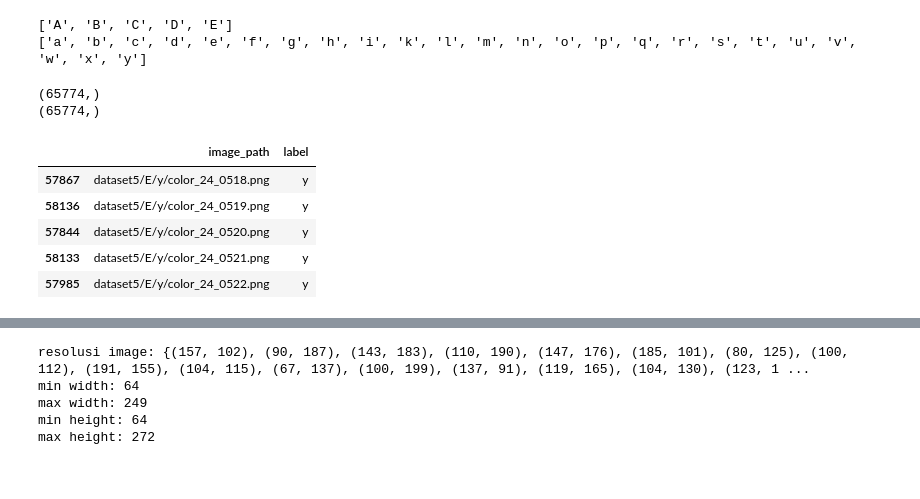
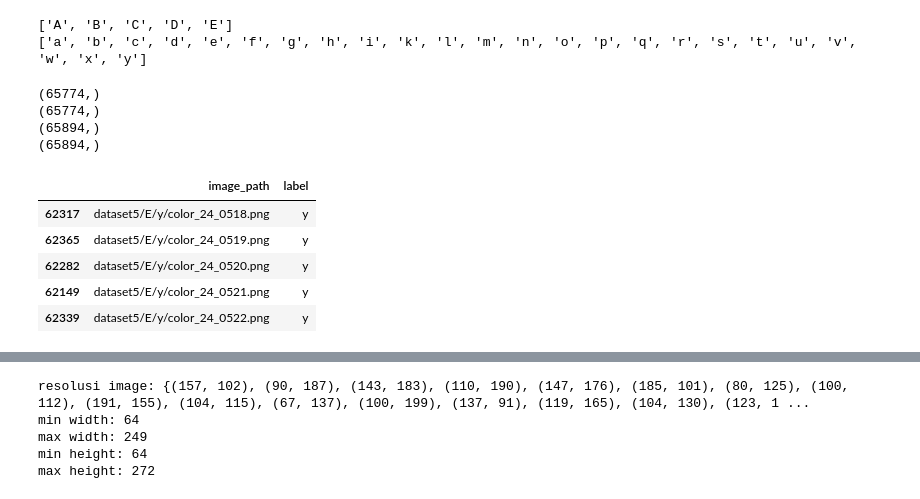
Before and after one commit to aemiralfath/BPML-Dicoding, a Jupyter notebook: Submission_3.ipynb, the cells around one changed output, grey strips where cells are left out. Cells and saved outputs as stored; diff of their text form; code cells hidden in the pictures.

```diff
--- a/Submission_3.ipynb
+++ b/Submission_3.ipynb
@@ -66,8 +74,11 @@ print(label_dir)
 ['A', 'B', 'C', 'D', 'E']
 ['a', 'b', 'c', 'd', 'e', 'f', 'g', 'h', 'i', 'k', 'l', 'm', 'n', 'o', 'p', 'q', 'r', 's', 't', 'u', 'v', 'w', 'x', 'y']
 # %%
-image_path = []
-label = []
+image_train = []
+label_train = []
+
+image_test = []
+label_test = []
 
 for dir_name in dataset_dir:
   dataset_path = os.path.join(base_dir, dir_name)
@@ -77,24 +88,34 @@ for dir_name in dataset_dir:
 
     for image_name in os.listdir(label_path):
       if image_name.startswith('color_'):
-        image_path.append(os.path.join(label_path, image_name))
-        label.append(label_name)
+        image_train.append(os.path.join(label_path, image_name))
+        label_train.append(label_name)
+      else:
+        image_test.append(os.path.join(label_path, image_name))
+        label_test.append(label_name)
 
-image_path = np.array(image_path)
-label = np.array(label)
-print(image_path.shape)
-print(label.shape)
+image_train = np.array(image_train)
+label_train = np.array(label_train)
+print(image_train.shape)
+print(label_train.shape)
+
+image_test = np.array(image_test)
+label_test = np.array(label_test)
+print(image_test.shape)
+print(label_test.shape)
 # %% [output]
 (65774,)
 (65774,)
+(65894,)
+(65894,)
 # %%
-df = pd.DataFrame({'image_path':image_path, 'label':label})
+df = pd.DataFrame({'image_path':image_train, 'label':label_train})
 df = df.sort_values(by=['image_path'])
 df.tail()
 # %% [output]
 |  | image_path | label |
-| 57867 | dataset5/E/y/color_24_0518.png | y |
-| 58136 | dataset5/E/y/color_24_0519.png | y |
-| 57844 | dataset5/E/y/color_24_0520.png | y |
-| 58133 | dataset5/E/y/color_24_0521.png | y |
-| 57985 | dataset5/E/y/color_24_0522.png | y |
+| 62317 | dataset5/E/y/color_24_0518.png | y |
+| 62365 | dataset5/E/y/color_24_0519.png | y |
+| 62282 | dataset5/E/y/color_24_0520.png | y |
+| 62149 | dataset5/E/y/color_24_0521.png | y |
+| 62339 | dataset5/E/y/color_24_0522.png | y |
```
Also changed, not shown: parts of 28 cells of this notebook.
